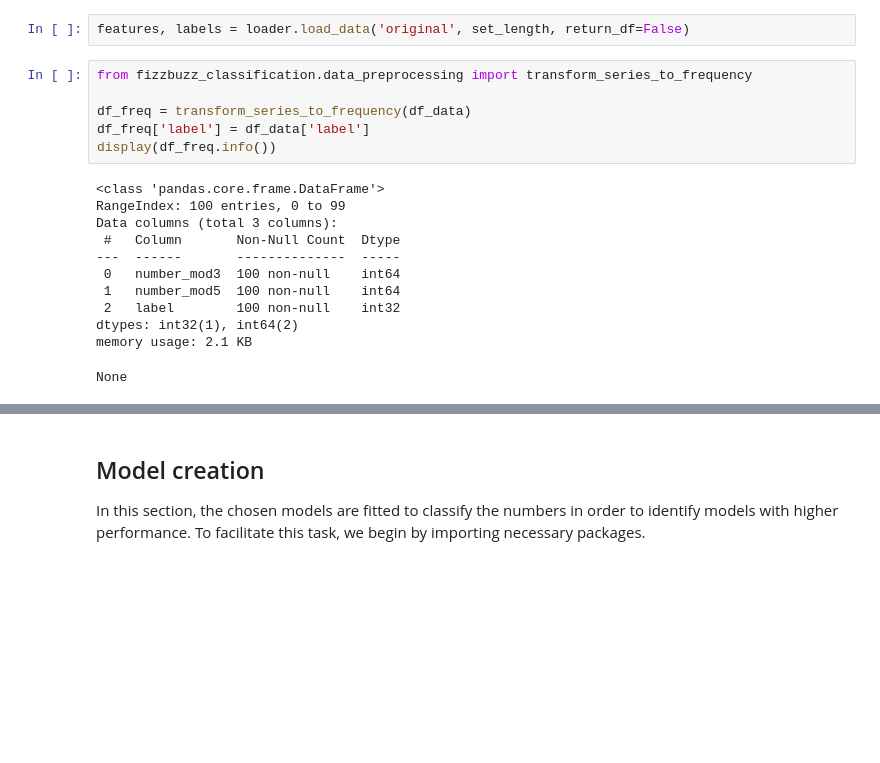
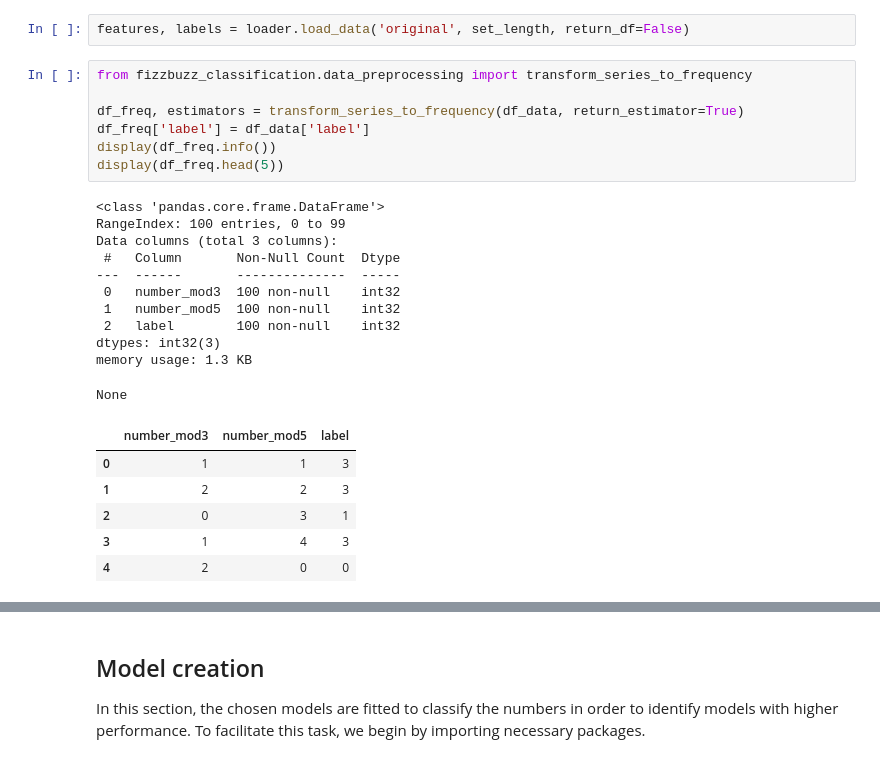
Before and after one commit to avillalon-dev/DataScienceChallenge, a Jupyter notebook: ML Classification/fizzbuzz_notebook.ipynb, the cells around one changed output, grey strips where cells are left out. Saved outputs shown, nothing was run; the diff lists cells and outputs as text; blank space fills up the shorter version.

```diff
--- a/ML Classification/fizzbuzz_notebook.ipynb
+++ b/ML Classification/fizzbuzz_notebook.ipynb
@@ -109,18 +109,25 @@ features, labels = loader.load_data('original', set_length, return_df=False)
 # %%
 from fizzbuzz_classification.data_preprocessing import transform_series_to_frequency
 
-df_freq = transform_series_to_frequency(df_data)
+df_freq, estimators = transform_series_to_frequency(df_data, return_estimator=True)
 df_freq['label'] = df_data['label']
 display(df_freq.info())
+display(df_freq.head(5))
 # %% [output]
 <class 'pandas.core.frame.DataFrame'>
 RangeIndex: 100 entries, 0 to 99
 Data columns (total 3 columns):
  #   Column       Non-Null Count  Dtype
 ---  ------       --------------  -----
- 0   number_mod3  100 non-null    int64
- 1   number_mod5  100 non-null    int64
+ 0   number_mod3  100 non-null    int32
+ 1   number_mod5  100 non-null    int32
  2   label        100 non-null    int32
-dtypes: int32(1), int64(2)
-memory usage: 2.1 KB
+dtypes: int32(3)
+memory usage: 1.3 KB
 None
+|  | number_mod3 | number_mod5 | label |
+| 0 | 1 | 1 | 3 |
+| 1 | 2 | 2 | 3 |
+| 2 | 0 | 3 | 1 |
+| 3 | 1 | 4 | 3 |
+| 4 | 2 | 0 | 0 |
```
Also changed, not shown: parts of 2 cells of this notebook.
